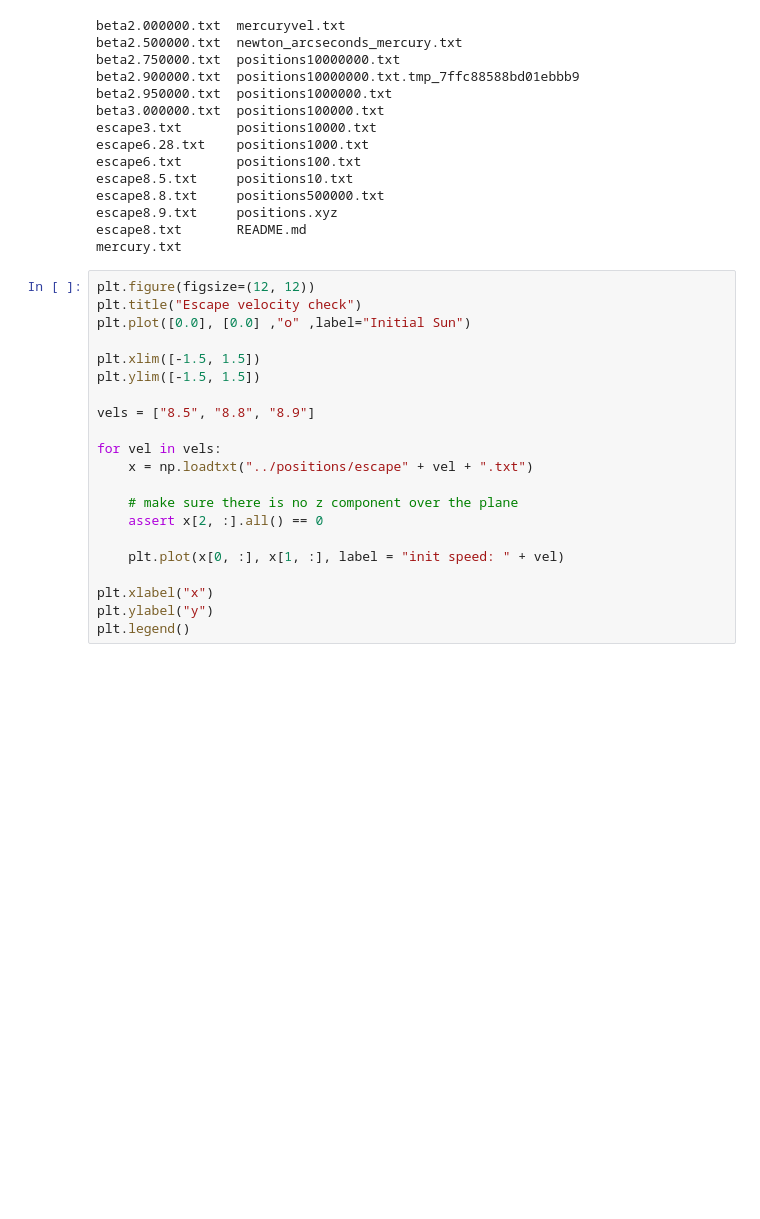
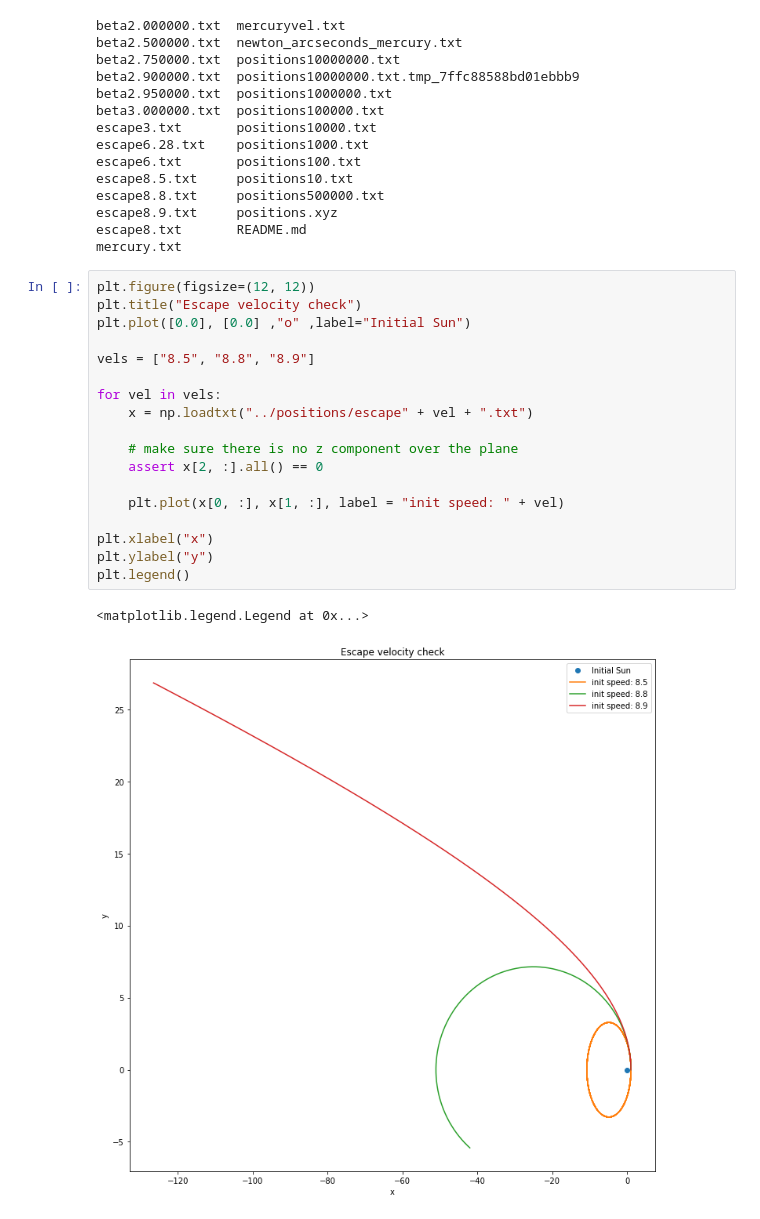
Before and after one commit to auduntre/FYS4150, a Jupyter notebook: Project 3/notebook/plotbook.ipynb, the cells around one changed output. Saved outputs shown, nothing was run; the diff lists cells and outputs as text; blank space fills up the shorter version.

```diff
--- a/Project 3/notebook/plotbook.ipynb
+++ b/Project 3/notebook/plotbook.ipynb
@@ -106,21 +106,21 @@ mercury.txt
 # %%
 plt.figure(figsize=(12, 12))
 plt.title("Escape velocity check")
 plt.plot([0.0], [0.0] ,"o" ,label="Initial Sun")
-
-plt.xlim([-1.5, 1.5])
-plt.ylim([-1.5, 1.5])
 
 vels = ["8.5", "8.8", "8.9"]
 
 for vel in vels:
     x = np.loadtxt("../positions/escape" + vel + ".txt")
 
     # make sure there is no z component over the plane
     assert x[2, :].all() == 0
 
     plt.plot(x[0, :], x[1, :], label = "init speed: " + vel)
 
 plt.xlabel("x")
 plt.ylabel("y")
 plt.legend()
+# %% [output]
+<matplotlib.legend.Legend at 0x...>
+[figure, added]
```
Also changed, not shown: 3 other files.
